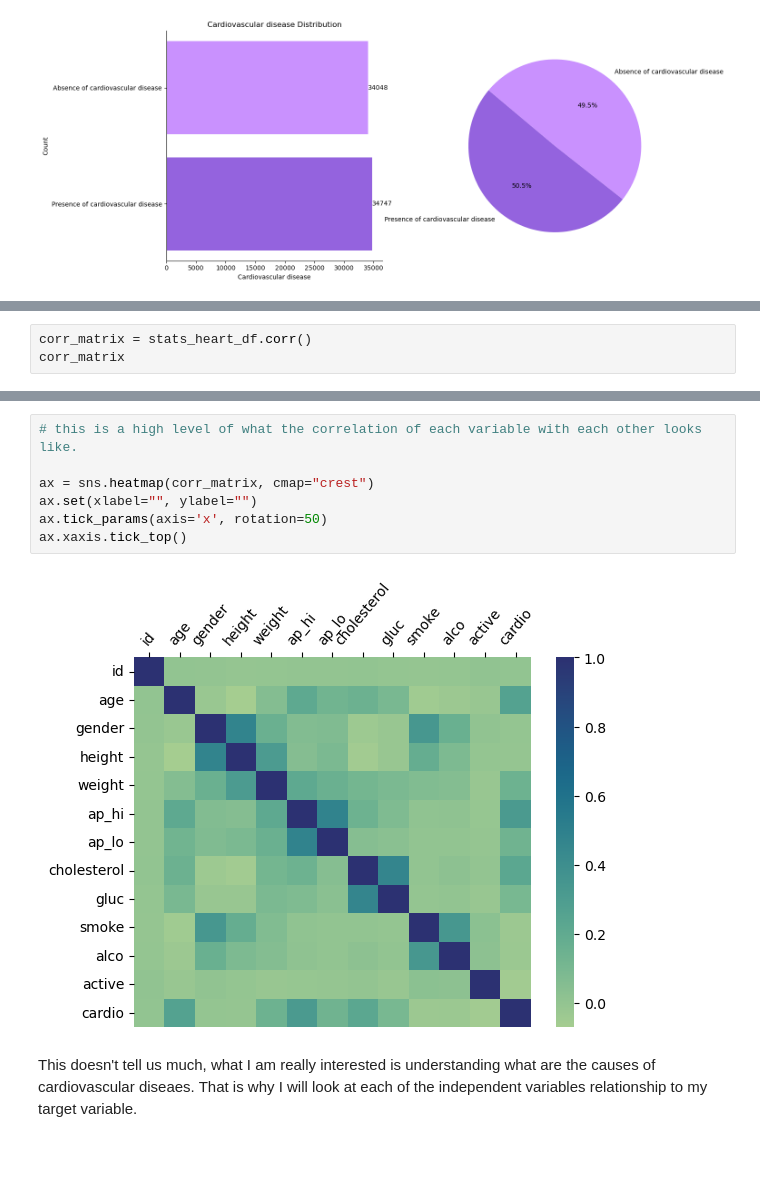
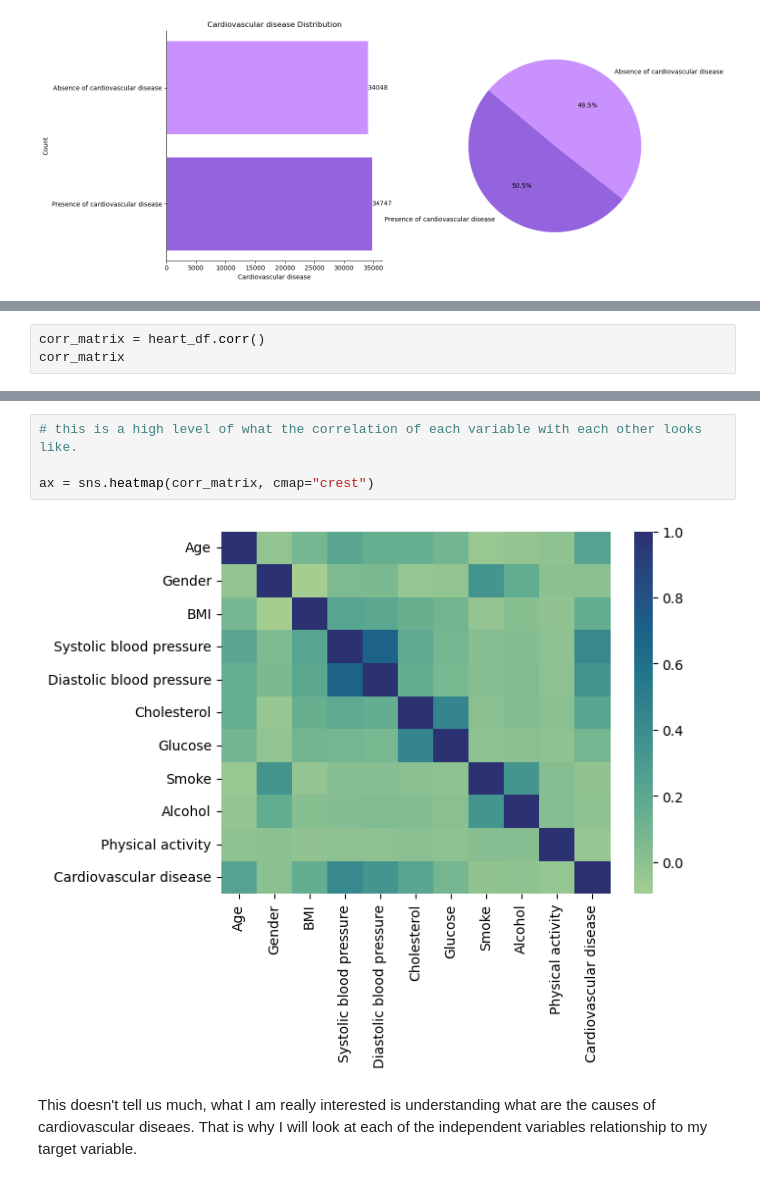
Before and after one commit to AbdullahBera/heart-attack-analysis, a Jupyter notebook: analysis.ipynb, the cells around one changed output, grey strips where cells are left out. Cells and saved outputs as stored; diff of their text form; blank space fills up the shorter version.

```diff
--- a/analysis.ipynb
+++ b/analysis.ipynb
@@ -1021,5 +1023,5 @@ for i in features:
 # %%
-corr_matrix = stats_heart_df.corr()
+corr_matrix = heart_df.corr()
 corr_matrix
 # %% [output]
 |  | Age | Gender | BMI | Systolic blood pressure | Diastolic blood pressure | Cholesterol | Glucose | Smoke | ... |
@@ -1037,12 +1039,9 @@ corr_matrix
 # %%
 # this is a high level of what the correlation of each variable with each other looks like.
 
 ax = sns.heatmap(corr_matrix, cmap="crest")
-ax.set(xlabel="", ylabel="")
-ax.tick_params(axis='x', rotation=50)
-ax.xaxis.tick_top()
 # %% [output]
-[figure, old version]
+[figure, new version]
 # %% [markdown]
 This doesn't tell us much, what I am really interested is understanding what are the causes of cardiovascular diseaes. That is why I will look at each of the independent variables relationship to my target variable.
 # %%
```
Also changed, not shown: parts of 6 cells of this notebook.
